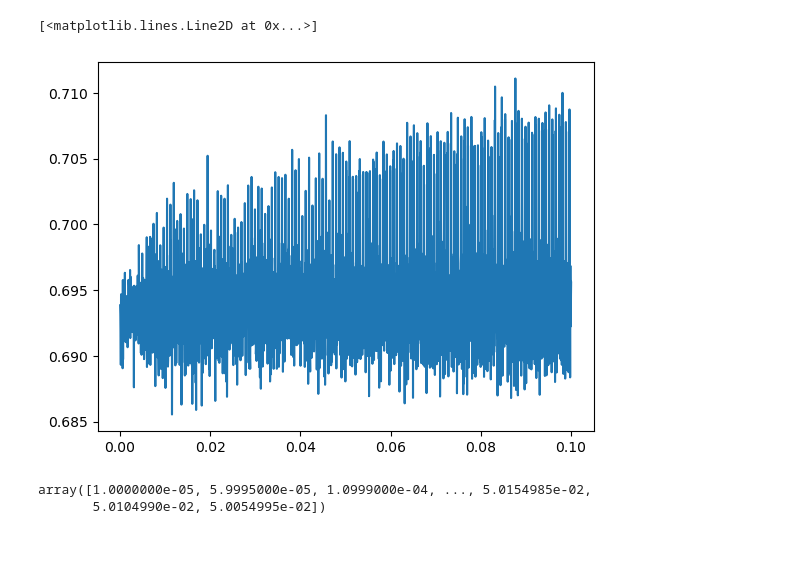
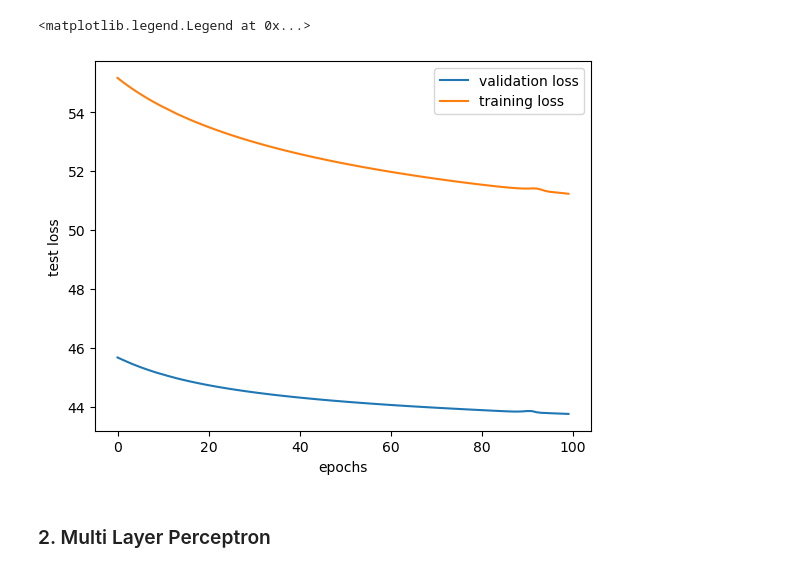
Before and after one commit to NinoHerve/NetworkMachineLearning_2023, a Jupyter notebook: NotebooksNino/EEG_conv.ipynb, the cells around one changed output. Cells and saved outputs as stored; diff of their text form; code cells hidden in the pictures; blank space fills up the shorter version.

Commit message:
simple conv training

```diff
--- a/NotebooksNino/EEG_conv.ipynb
+++ b/NotebooksNino/EEG_conv.ipynb
@@ -12,9 +11,14 @@ sys.path.append('../')
 # %%
 from utils.dataset import EEGDataset
 from pathlib import Path
+import torch
+import matplotlib.pyplot as plt
+import torch.nn as nn
 
 
 eeg_dir = Path('/home/admin/work/NetworkMachineLearning_2023/EEGDataset/')
-subjects = ['sub-01', 'sub-02', 'sub-03', 'sub-04']
+subjects = ['sub-01']
 
 data = EEGDataset(eeg_dir, subjects)
+
+device = 'cuda' if torch.cuda.is_available() else 'cpu'
@@ -197,38 +109,16 @@ def train(dataloader, model, loss_fn, optimizer, device='cpu'):
-# %%
-def valid(dataloader, model, loss_fn, device='cpu'):
-    size = len(dataloader.dataset)
-    num_batches = len(dataloader)
-    model.eval()                    # set to eval to not compute gradient
-
-    val_loss, correct = 0, 0
-    with torch.no_grad():
-        for batch in dataloader:
-            X = batch['eeg'].to(device)
-            y = batch['label'].float().to(device)
-
-            pred = model(X).squeeze()
-            val_loss += loss_fn(pred, y).item()
-            correct += ((pred > 0.5) == y).type(torch.float).sum().item()
-    val_loss /= num_batches
-    correct /= size
-    print(f"Test Error: \n Accuracy: {(100*correct):>0.1f}%, Avg loss: {val_loss:>8f} \n")
-
-    return val_loss
 # %%
 # loss
-loss_fn = nn.BCELoss()
+loss_fn = nn.CrossEntropyLoss()
 
 # optimizer
-lr = 0.01
 optimizer = torch.optim.Adam(model.parameters(), lr=lr)
-#optimizer = torch.optim.SGD(model.parameters(), lr=lr)
 
-epochs = 100
-loss = []
+tra_loss = []
+val_loss = []
 for t in range(epochs):
     print(f"Epoch {t+1}\n-------------------------------")
-    train(train_loader, model, loss_fn, optimizer, device=device)
-    loss.append(valid(test_loader, model, loss_fn, device=device))
+    tra_loss.append(train(train_loader, model, loss_fn, optimizer, device=device))
+    val_loss.append(valid(test_loader, model, loss_fn, device=device))
 
 print('Done!')
 # %% [output]
@@ -324,12 +142,11 @@ current_lr:  0.05000500000000001
-# %%
-import matplotlib.pyplot as plt
-
-plt.plot(learning_rates, losses)
-# %% [output]
-[<matplotlib.lines.Line2D at 0x...>]
-[figure, removed]
-# %%
-learning_rates
-# %% [output]
-array([1.0000000e-05, 5.9995000e-05, 1.0999000e-04, ..., 5.0154985e-02,
-       5.0104990e-02, 5.0054995e-02])
+# %%
+e = range(epochs)
+plt.plot(e, val_loss, tra_loss)
+plt.xlabel('epochs')
+plt.ylabel('test loss')
+plt.legend(['validation loss', 'training loss'])
+# %% [output]
+<matplotlib.legend.Legend at 0x...>
+[figure, added]
+# %% [markdown]
+### 2. Multi Layer Perceptron
```
Also changed, not shown: parts of 26 cells of this notebook, 6 other files.
